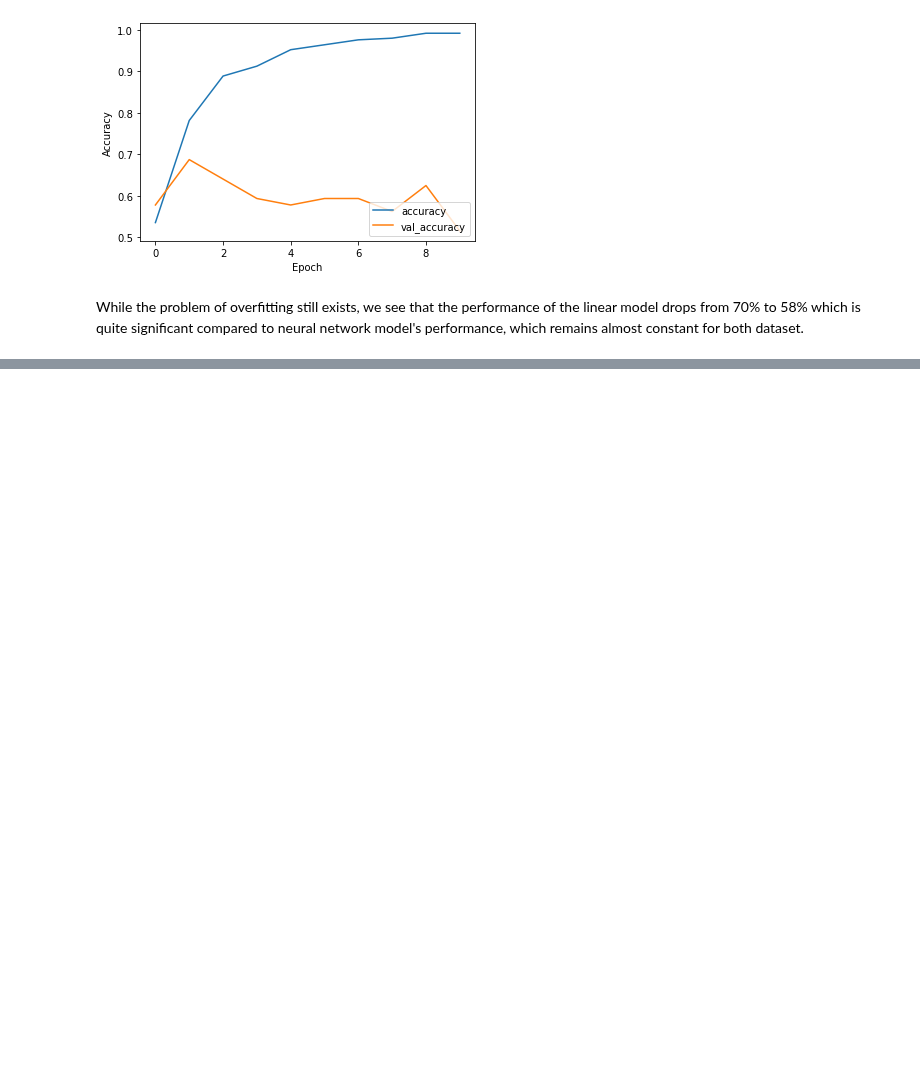
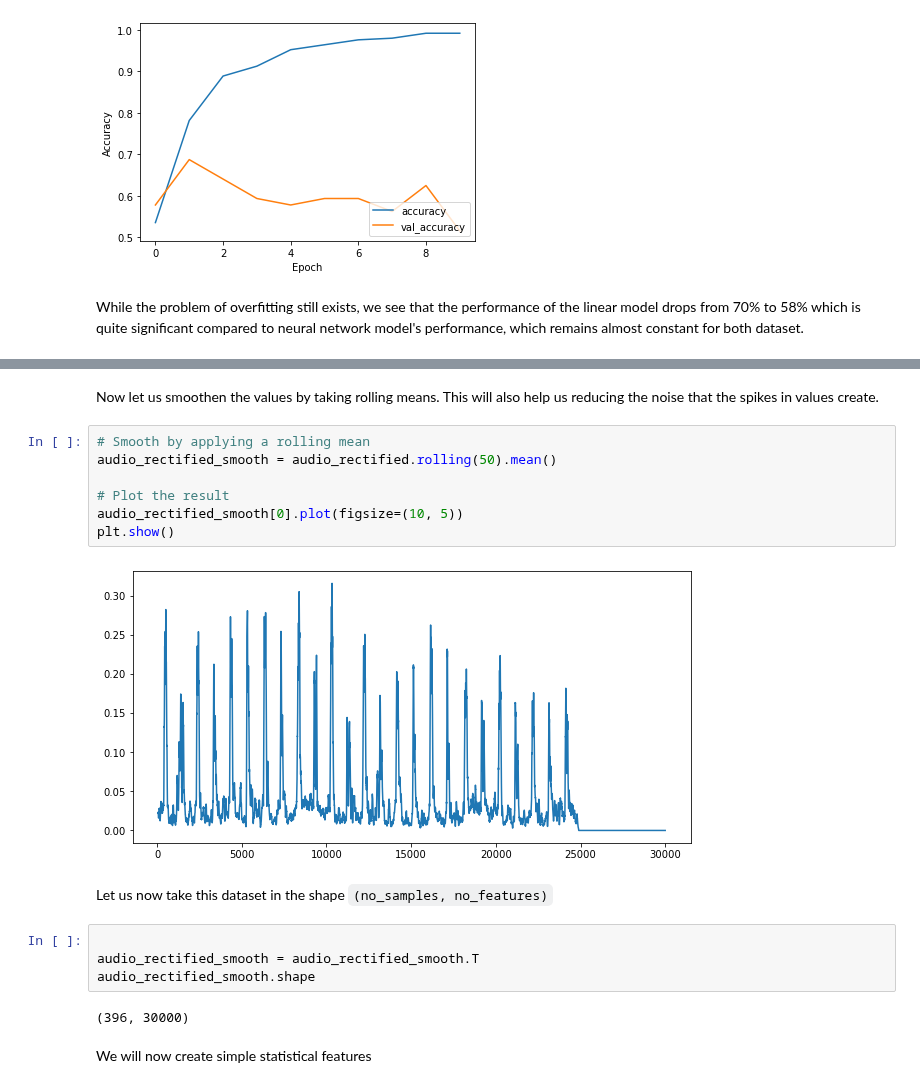
Before and after one commit to syednayeemridwan/data-science-projects, a Jupyter notebook: Heartbeat Classification/heartbeat classification.ipynb, the cells around one changed output, grey strips where cells are left out. Saved outputs shown, nothing was run; the diff lists cells and outputs as text; blank space fills up the shorter version.

```diff
--- a/Heartbeat Classification/heartbeat classification.ipynb
+++ b/Heartbeat Classification/heartbeat classification.ipynb
@@ -639,0 +654,21 @@ While the problem of overfitting still exists, we see that the performance of th
+# %% [markdown]
+Now let us smoothen the values by taking rolling means. This will also help us reducing the noise that the spikes in values create.
+# %%
+# Smooth by applying a rolling mean
+audio_rectified_smooth = audio_rectified.rolling(50).mean()
+
+# Plot the result
+audio_rectified_smooth[0].plot(figsize=(10, 5))
+plt.show()
+# %% [output]
+[figure, added]
+# %% [markdown]
+Let us now take this dataset in the shape `(no_samples, no_features)`
+# %%
+
+audio_rectified_smooth = audio_rectified_smooth.T
+audio_rectified_smooth.shape
+# %% [output]
+(396, 30000)
+# %% [markdown]
+We will now create simple statistical features
```
Also changed, not shown: parts of 16 cells of this notebook.
